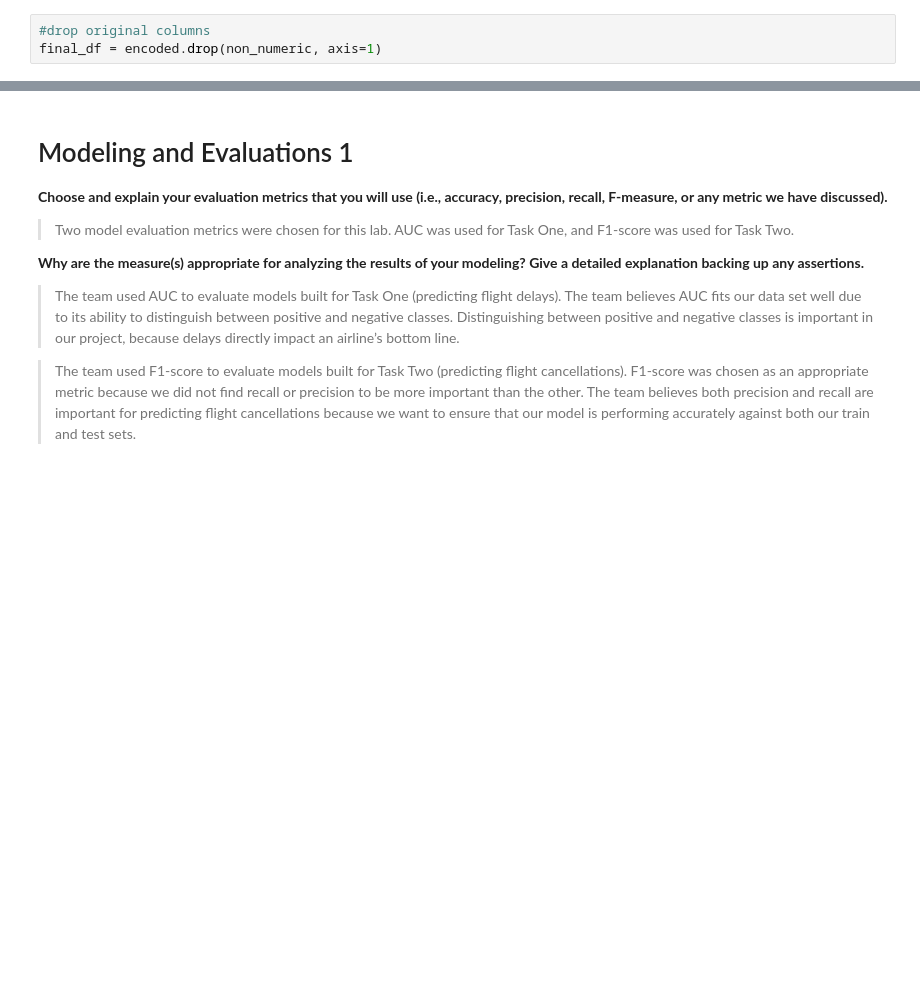
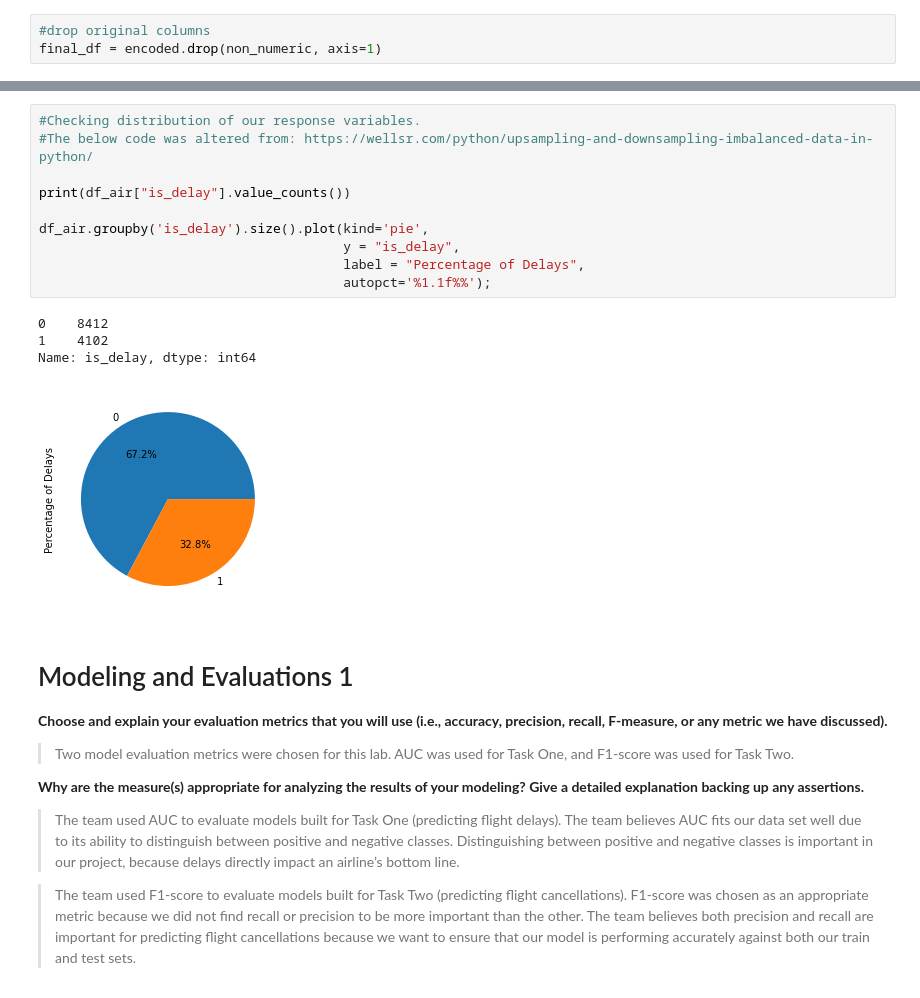
Before and after one commit to ahosk/ML7331-Lab1, a Jupyter notebook: Lab 2/Hoskins_Lewandowski_Morris_Tamares_Lab2.ipynb, the cells around one changed output, grey strips where cells are left out. Cells and saved outputs as stored; diff of their text form; blank space fills up the shorter version.

```diff
--- a/Lab 2/Hoskins_Lewandowski_Morris_Tamares_Lab2.ipynb
+++ b/Lab 2/Hoskins_Lewandowski_Morris_Tamares_Lab2.ipynb
@@ -356,3 +424,18 @@ final_df = encoded.drop(non_numeric, axis=1)
+# %%
+#Checking distribution of our response variables.
+#The below code was altered from: https://wellsr.com/python/upsampling-and-downsampling-imbalanced-data-in-python/
+
+print(df_air["is_delay"].value_counts())
+
+df_air.groupby('is_delay').size().plot(kind='pie',
+                                       y = "is_delay",
+                                       label = "Percentage of Delays",
+                                       autopct='%1.1f%%');
+# %% [output]
+0    8412
+1    4102
+Name: is_delay, dtype: int64
+[figure, added]
 # %% [markdown]
 # Modeling and Evaluations 1
 **Choose and explain your evaluation metrics that you will use (i.e., accuracy, precision, recall, F-measure, or any metric we have discussed).** <br>
```
Also changed, not shown: parts of 98 cells of this notebook, 6 other files.
